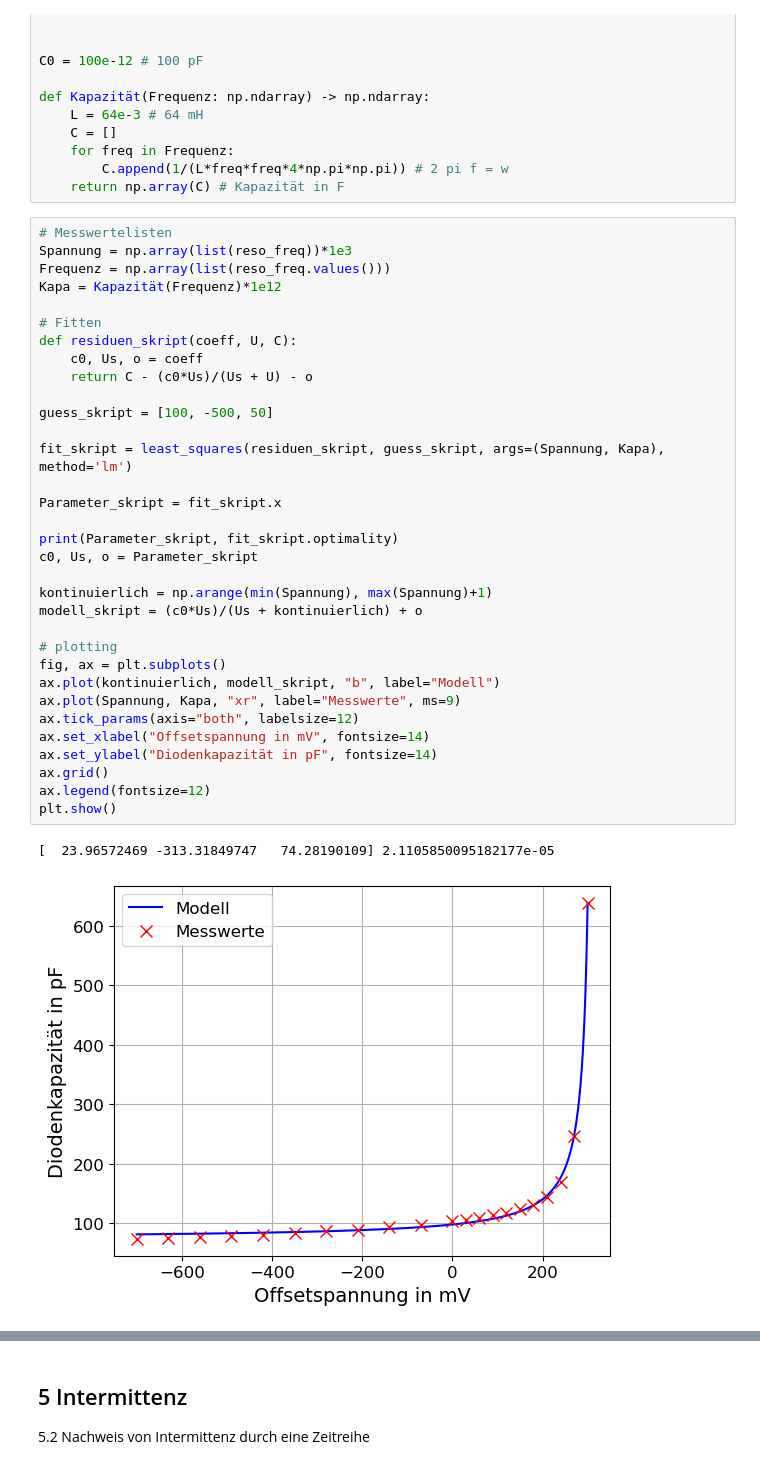
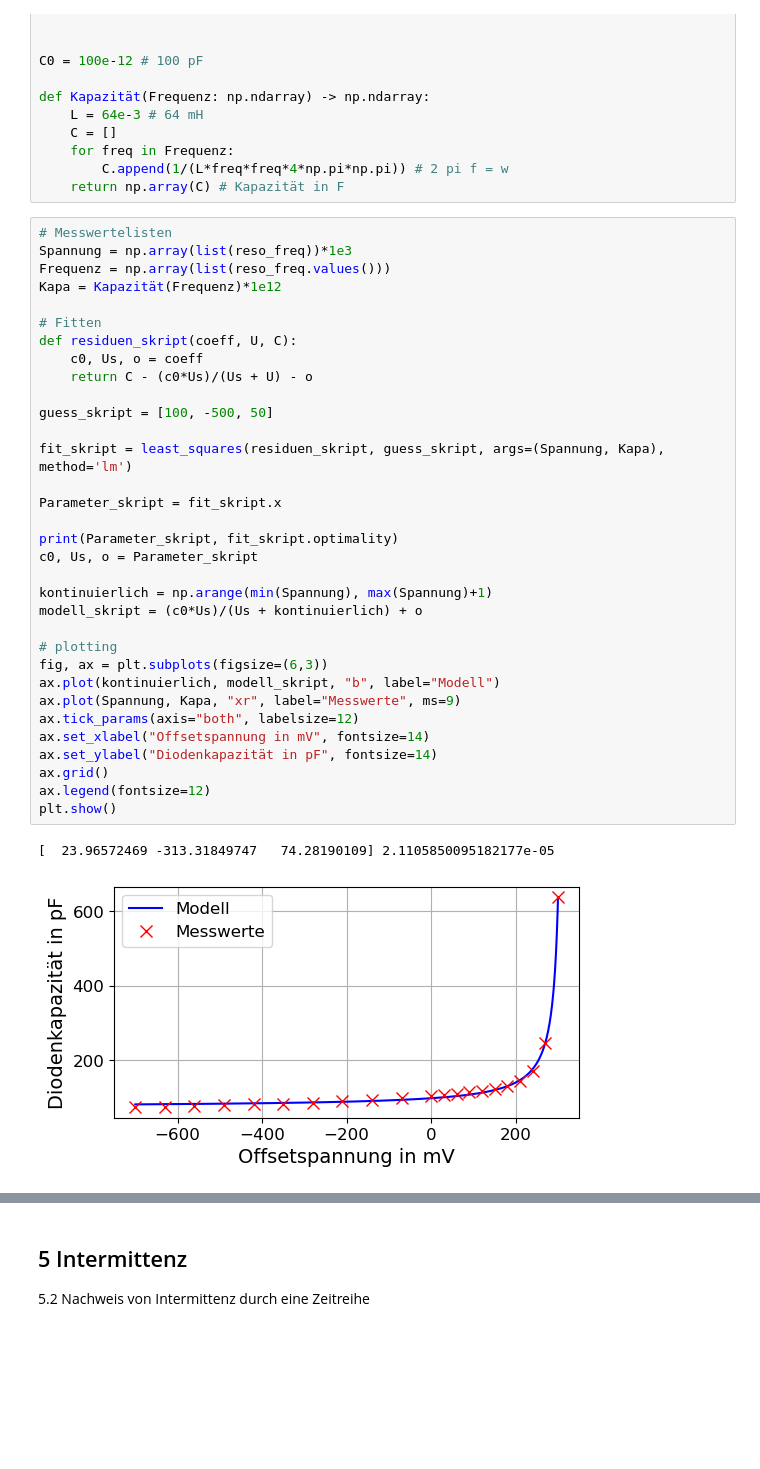
Before and after one commit to NicolasRohrbeck/fprak, a Jupyter notebook: scripts/toda.ipynb, the cells around one changed output, grey strips where cells are left out. Cells and saved outputs as stored; diff of their text form; blank space fills up the shorter version.

```diff
--- a/scripts/toda.ipynb
+++ b/scripts/toda.ipynb
@@ -52,35 +52,35 @@ Frequenz = np.array(list(reso_freq.values()))
 Kapa = Kapazität(Frequenz)*1e12
 
 # Fitten
 def residuen_skript(coeff, U, C):
     c0, Us, o = coeff
     return C - (c0*Us)/(Us + U) - o
 
 guess_skript = [100, -500, 50]
 
 fit_skript = least_squares(residuen_skript, guess_skript, args=(Spannung, Kapa), method='lm')
 
 Parameter_skript = fit_skript.x
 
 print(Parameter_skript, fit_skript.optimality)
 c0, Us, o = Parameter_skript
 
 kontinuierlich = np.arange(min(Spannung), max(Spannung)+1)
 modell_skript = (c0*Us)/(Us + kontinuierlich) + o
 
 # plotting
-fig, ax = plt.subplots()
+fig, ax = plt.subplots(figsize=(6,3))
 ax.plot(kontinuierlich, modell_skript, "b", label="Modell")
 ax.plot(Spannung, Kapa, "xr", label="Messwerte", ms=9)
 ax.tick_params(axis="both", labelsize=12)
 ax.set_xlabel("Offsetspannung in mV", fontsize=14)
 ax.set_ylabel("Diodenkapazität in pF", fontsize=14)
 ax.grid()
 ax.legend(fontsize=12)
 plt.show()
 # %% [output]
 [  23.96572469 -313.31849747   74.28190109] 2.1105850095182177e-05
-[figure, old version]
+[figure, new version]
 # %%
 # erste Integration
 Spannung = np.array(list(reso_freq))
```
Also changed, not shown: parts of 2 cells of this notebook.
